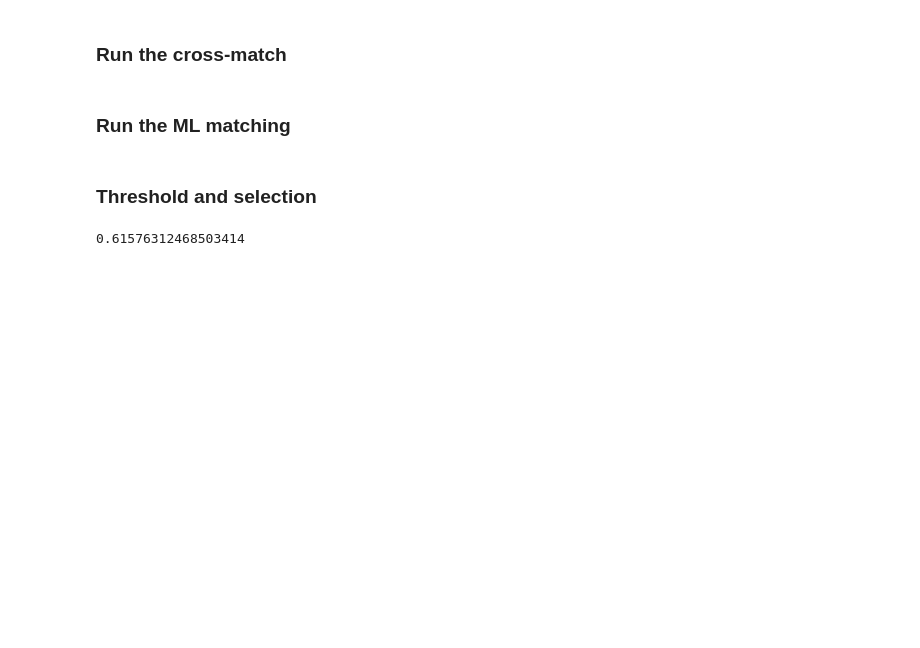
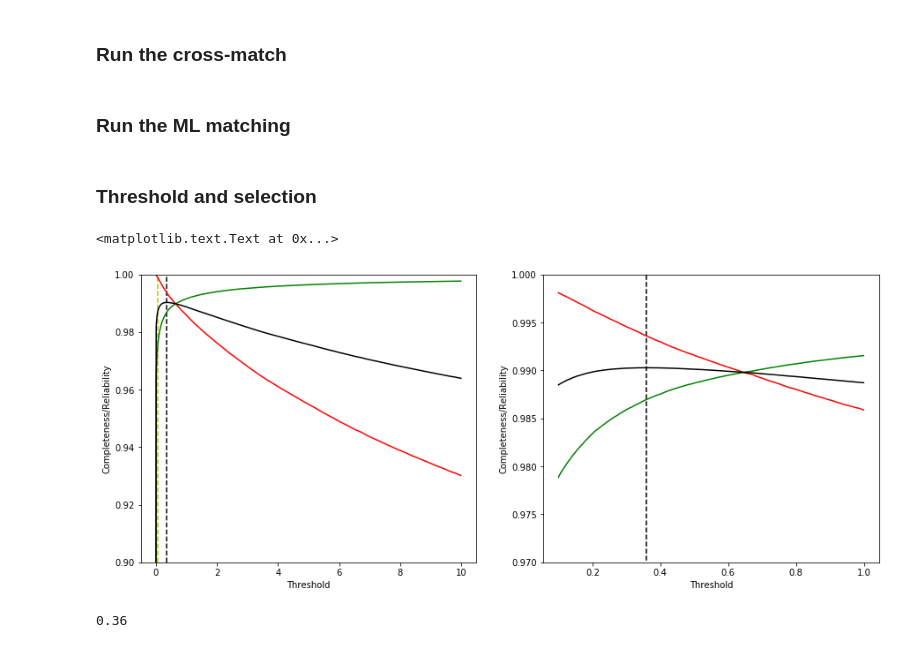
Before and after one commit to nudomarinero/mltier1, a Jupyter notebook: Match_LOFAR_combined_final.ipynb, the cells around one changed output. Drawn from its saved outputs; the diff is of its cells as text; code cells hidden in the pictures; blank space fills up the shorter version.

```diff
--- a/Match_LOFAR_combined_final.ipynb
+++ b/Match_LOFAR_combined_final.ipynb
@@ -255,4 +271,0 @@ threshold = np.percentile(lofar["lr"], 100*(1 - Q0))
-# %%
-threshold
-# %% [output]
-0.61576312468503414
@@ -258,0 +275,4 @@ threshold
+# %%
+completeness_t = completeness_v(lofar["lrt"], thresholds, q0)
+reliability_t = reliability_v(lofar["lrt"], thresholds, q0)
+average_t = (completeness_t + reliability_t)/2
@@ -259,3 +285,30 @@ threshold
+# %%
+plt.rcParams["figure.figsize"] = (15,6)
+subplot(1,2,1)
+plot(thresholds, completeness_t, "r-")
+plot(thresholds, reliability_t, "g-")
+plot(thresholds, average_t, "k-")
+vlines(threshold_sel, 0.9, 1., "k", linestyles="dashed")
+vlines(threshold_mean, 0.9, 1., "y", linestyles="dashed")
+ylim([0.9, 1.])
+xlabel("Threshold")
+ylabel("Completeness/Reliability")
+subplot(1,2,2)
+plot(thresholds_fine, completeness_t_fine, "r-")
+plot(thresholds_fine, reliability_t_fine, "g-")
+plot(thresholds_fine, average_t_fine, "k-")
+vlines(threshold_sel, 0.9, 1., "k", linestyles="dashed")
+#vlines(threshold_mean, 0.9, 1., "y", linestyles="dashed")
+ylim([0.97, 1.])
+xlabel("Threshold")
+ylabel("Completeness/Reliability")
+# %% [output]
+<matplotlib.text.Text at 0x...>
+[figure, added]
+# %%
+print(threshold_sel)
+# %% [output]
+0.36
 # %%
 plt.rcParams["figure.figsize"] = (15,6)
 subplot(1,2,1)
```
Also changed, not shown: parts of 22 cells of this notebook, 2 other files.
